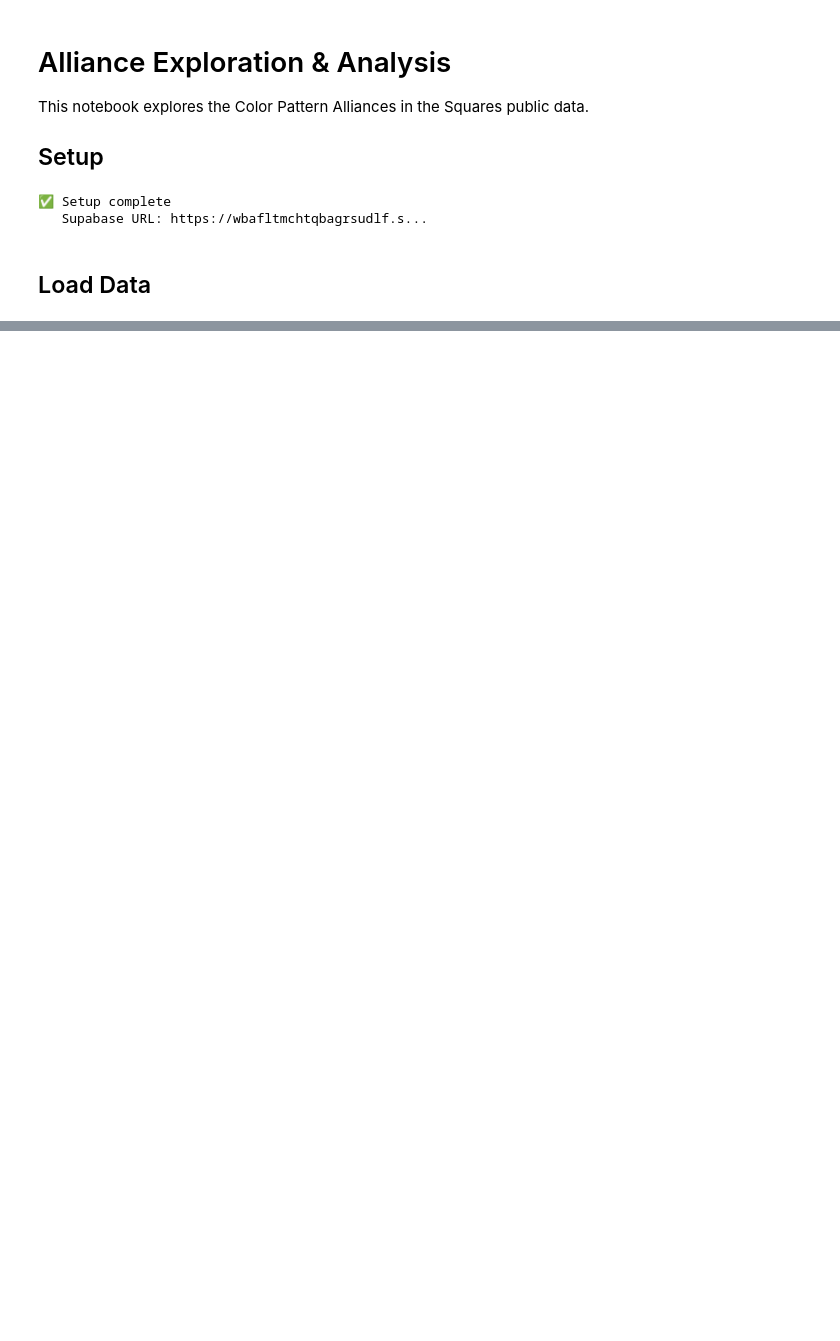
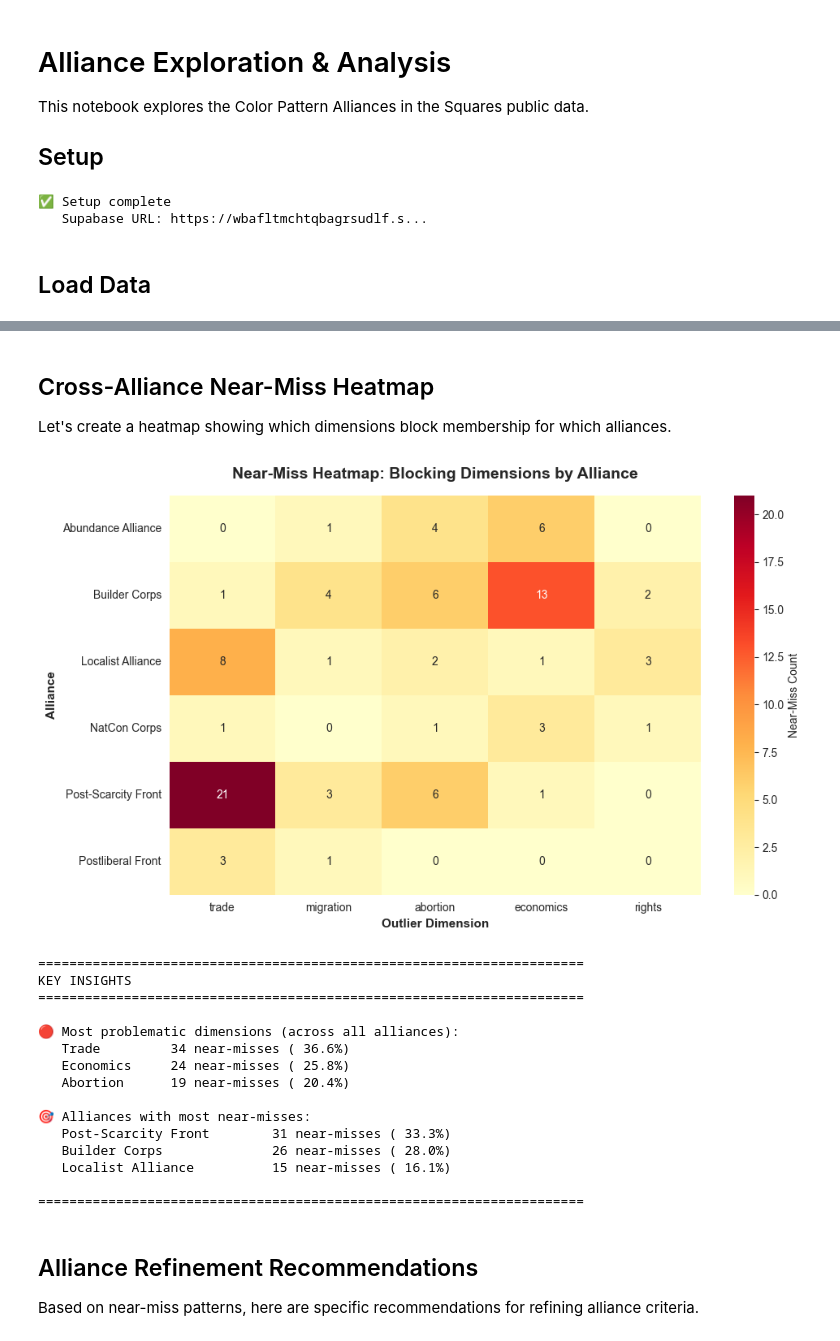
Before and after one commit to seanbhart/squares, a Jupyter notebook: analytics/alliance_exploration.ipynb, the cells around one changed output, grey strips where cells are left out. Saved outputs shown, nothing was run; the diff lists cells and outputs as text; code cells hidden in the pictures; blank space fills up the shorter version.

```diff
--- a/analytics/alliance_exploration.ipynb
+++ b/analytics/alliance_exploration.ipynb
@@ -756,0 +638,74 @@ hiponax.eth  410486               3            3               1
+# %% [markdown]
+## Cross-Alliance Near-Miss Heatmap
+
+Let's create a heatmap showing which dimensions block membership for which alliances.
+# %%
+# Create a cross-alliance heatmap of near-miss patterns
+if len(near_miss_df) > 0:
+    # Pivot table: alliances vs dimensions
+    heatmap_data = near_miss_df.pivot_table(
+        index='alliance',
+        columns='outlier_dimension',
+        values='username',
+        aggfunc='count',
+        fill_value=0
+    )
+
+    # Reorder columns for better visualization
+    dimension_order = ['trade', 'migration', 'abortion', 'economics', 'rights']
+    heatmap_data = heatmap_data.reindex(columns=[d for d in dimension_order if d in heatmap_data.columns])
+
+    # Create heatmap
+    plt.figure(figsize=(10, 6))
+    sns.heatmap(heatmap_data, annot=True, fmt='g', cmap='YlOrRd', cbar_kws={'label': 'Near-Miss Count'})
+    plt.title('Near-Miss Heatmap: Blocking Dimensions by Alliance', fontsize=14, fontweight='bold', pad=15)
+    plt.xlabel('Outlier Dimension', fontsize=11, fontweight='bold')
+    plt.ylabel('Alliance', fontsize=11, fontweight='bold')
+    plt.xticks(rotation=0)
+    plt.yticks(rotation=0)
+    plt.tight_layout()
+    plt.show()
+
+    # Summary insights
+    print("\n" + "="*70)
+    print("KEY INSIGHTS")
+    print("="*70)
+
+    # Most problematic dimensions overall
+    total_by_dimension = heatmap_data.sum(axis=0).sort_values(ascending=False)
+    print(f"\n🔴 Most problematic dimensions (across all alliances):")
+    for dim, count in total_by_dimension.head(3).items():
+        pct = (count / len(near_miss_df)) * 100
+        print(f"   {dim.title():<12} {int(count):>3} near-misses ({pct:>5.1f}%)")
+
+    # Most affected alliances
+    total_by_alliance = heatmap_data.sum(axis=1).sort_values(ascending=False)
+    print(f"\n🎯 Alliances with most near-misses:")
+    for alliance, count in total_by_alliance.head(3).items():
+        pct = (count / len(near_miss_df)) * 100
+        print(f"   {alliance:<25} {int(count):>3} near-misses ({pct:>5.1f}%)")
+
+    print("\n" + "="*70)
+else:
+    print("No near-misses to analyze.")
+# %% [output]
+[figure, added]
+======================================================================
+KEY INSIGHTS
+======================================================================
+
+🔴 Most problematic dimensions (across all alliances):
+   Trade         34 near-misses ( 36.6%)
+   Economics     24 near-misses ( 25.8%)
+   Abortion      19 near-misses ( 20.4%)
+
+🎯 Alliances with most near-misses:
+   Post-Scarcity Front        31 near-misses ( 33.3%)
+   Builder Corps              26 near-misses ( 28.0%)
+   Localist Alliance          15 near-misses ( 16.1%)
+
+======================================================================
+# %% [markdown]
+## Alliance Refinement Recommendations
+
+Based on near-miss patterns, here are specific recommendations for refining alliance criteria.
```
Also changed, not shown: parts of 36 cells of this notebook, 6 other files.
